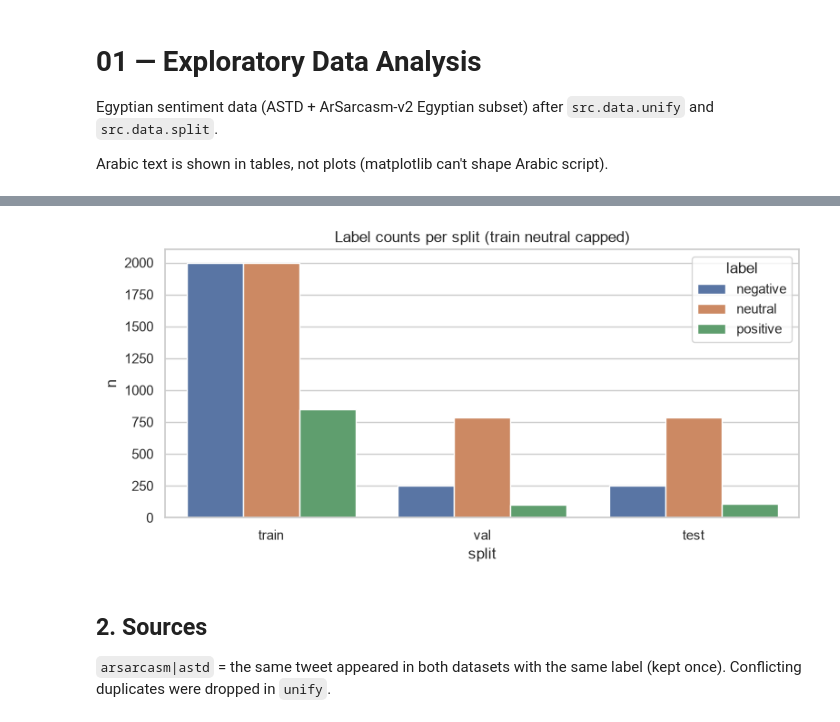
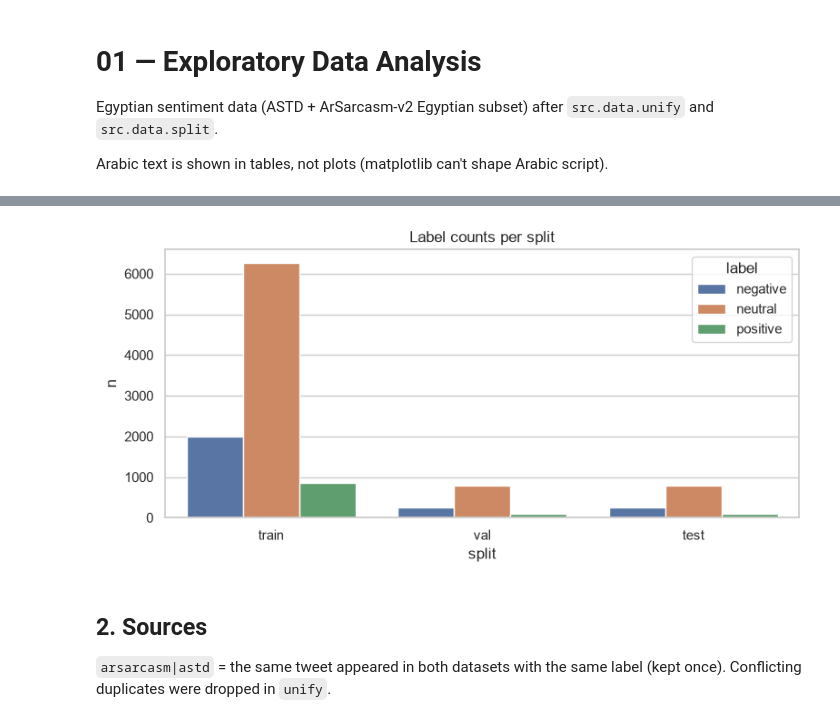
Before and after one commit to ahmed-khaled04/egyptian-sentiment-classification, a Jupyter notebook: notebooks/01_eda.ipynb, the cells around one changed output, grey strips where cells are left out. Cells and saved outputs as stored; diff of their text form; code cells hidden in the pictures.

```diff
--- a/notebooks/01_eda.ipynb
+++ b/notebooks/01_eda.ipynb
@@ -36,11 +36,6 @@ Neutral is capped to the negative count in **train only**; val/test keep the nat
 # %%
-rows = []
-for stage in ["before_cap", "after_cap"]:
-    for split, counts in stats[stage].items():
-        for label, n in counts.items():
-            rows.append({"stage": stage, "split": split, "label": label, "n": n})
-counts = pd.DataFrame(rows)
-table = counts.pivot_table(index=["stage", "split"], columns="label", values="n").reindex(columns=LABEL_ORDER)
+counts = pd.DataFrame([{"split": s, "label": l, "n": n} for s, c in stats.items() for l, n in c.items()])
+table = counts.pivot_table(index="split", columns="label", values="n").reindex(index=["train", "val", "test"], columns=LABEL_ORDER)
 table["total"] = table.sum(axis=1)
 display(table.astype(int))
 display((table[LABEL_ORDER].div(table["total"], axis=0) * 100).round(1).rename(columns=lambda c: c + " %"))
@@ -64,11 +53,10 @@ display((table[LABEL_ORDER].div(table["total"], axis=0) * 100).round(1).rename(c
 # %%
 fig, ax = plt.subplots(figsize=(8, 4))
-plot_df = counts[(counts.stage == "after_cap")]
-sns.barplot(data=plot_df, x="split", y="n", hue="label", hue_order=LABEL_ORDER, ax=ax)
-ax.set_title("Label counts per split (train neutral capped)")
+sns.barplot(data=counts, x="split", y="n", hue="label", hue_order=LABEL_ORDER, order=["train", "val", "test"], ax=ax)
+ax.set_title("Label counts per split")
 fig.tight_layout(); fig.savefig(PLOTS / "eda_label_counts.png", dpi=150)
 # %% [output]
-[figure, old version]
+[figure, new version]
 # %% [markdown]
 ## 2. Sources
 
```
Also changed, not shown: parts of 8 cells of this notebook, 8 other files.
